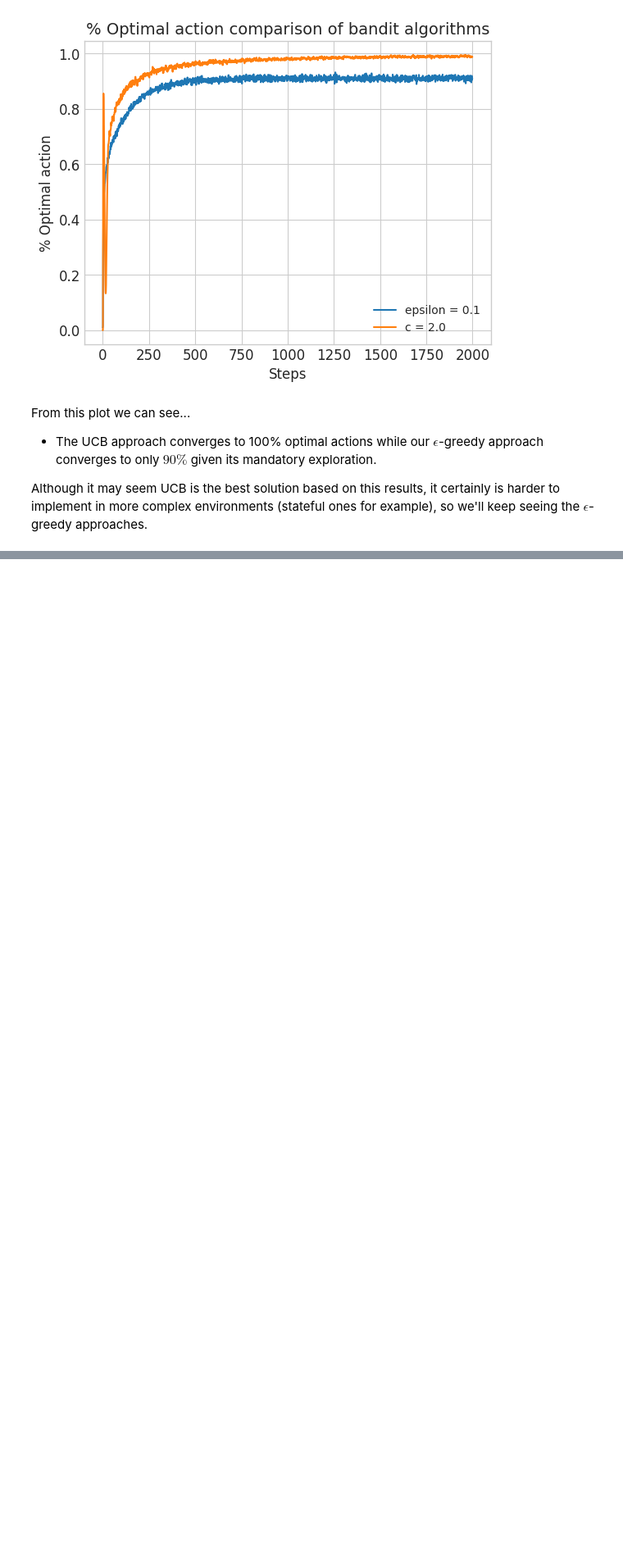
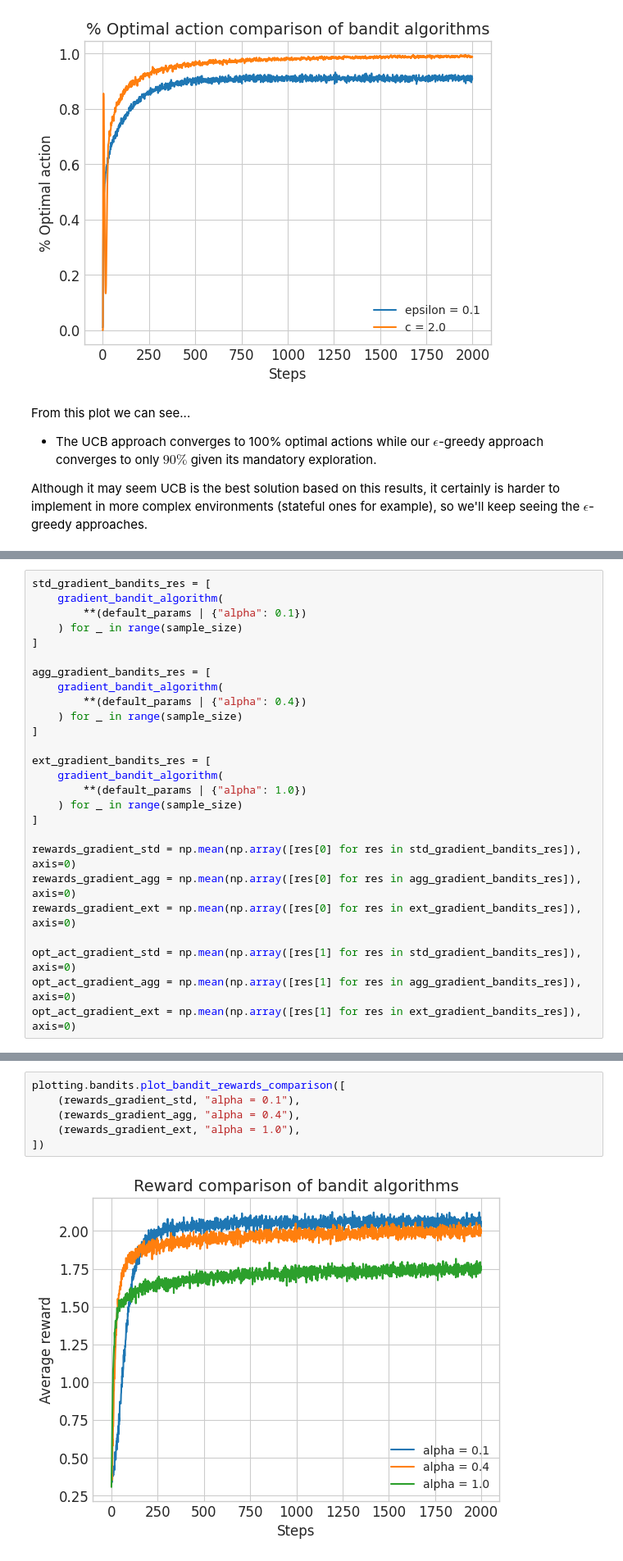
Before and after one commit to AlejandroJorge/tabular-reinforcement-learning, a Jupyter notebook: bandit.ipynb, the cells around one changed output, grey strips where cells are left out. Shown at 82% size. Saved outputs shown, nothing was run; the diff lists cells and outputs as text; blank space fills up the shorter version.

```diff
--- a/bandit.ipynb
+++ b/bandit.ipynb
@@ -448,0 +533,26 @@ Although it may seem UCB is the best solution based on this results, it certainl
+# %%
+std_gradient_bandits_res = [
+    gradient_bandit_algorithm(
+        **(default_params | {"alpha": 0.1})
+    ) for _ in range(sample_size)
+]
+
+agg_gradient_bandits_res = [
+    gradient_bandit_algorithm(
+        **(default_params | {"alpha": 0.4})
+    ) for _ in range(sample_size)
+]
+
+ext_gradient_bandits_res = [
+    gradient_bandit_algorithm(
+        **(default_params | {"alpha": 1.0})
+    ) for _ in range(sample_size)
+]
+
+rewards_gradient_std = np.mean(np.array([res[0] for res in std_gradient_bandits_res]), axis=0)
+rewards_gradient_agg = np.mean(np.array([res[0] for res in agg_gradient_bandits_res]), axis=0)
+rewards_gradient_ext = np.mean(np.array([res[0] for res in ext_gradient_bandits_res]), axis=0)
+
+opt_act_gradient_std = np.mean(np.array([res[1] for res in std_gradient_bandits_res]), axis=0)
+opt_act_gradient_agg = np.mean(np.array([res[1] for res in agg_gradient_bandits_res]), axis=0)
+opt_act_gradient_ext = np.mean(np.array([res[1] for res in ext_gradient_bandits_res]), axis=0)
@@ -448,0 +563,8 @@ Although it may seem UCB is the best solution based on this results, it certainl
+# %%
+plotting.bandits.plot_bandit_rewards_comparison([
+    (rewards_gradient_std, "alpha = 0.1"),
+    (rewards_gradient_agg, "alpha = 0.4"),
+    (rewards_gradient_ext, "alpha = 1.0"),
+])
+# %% [output]
+[figure, added]
```
Also changed, not shown: parts of 7 cells of this notebook, 1 other file.
